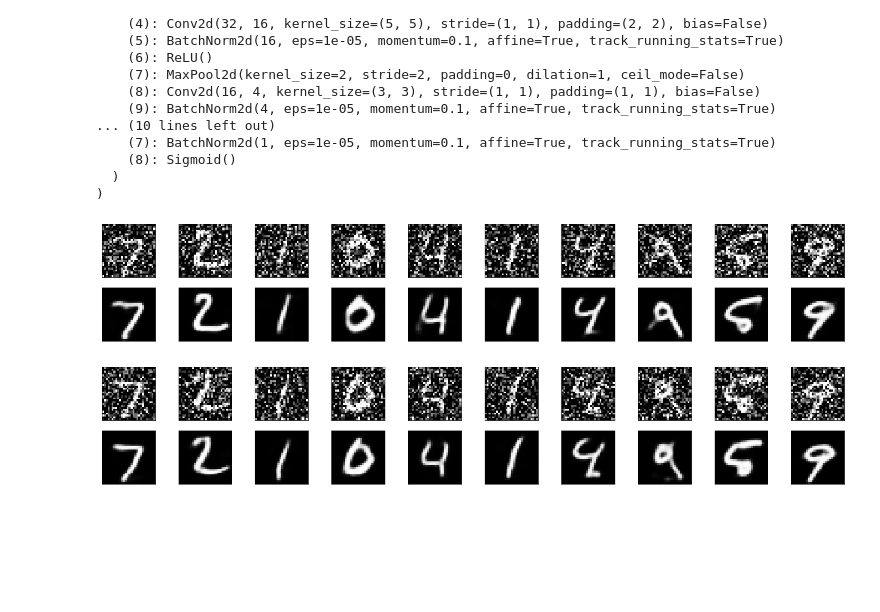
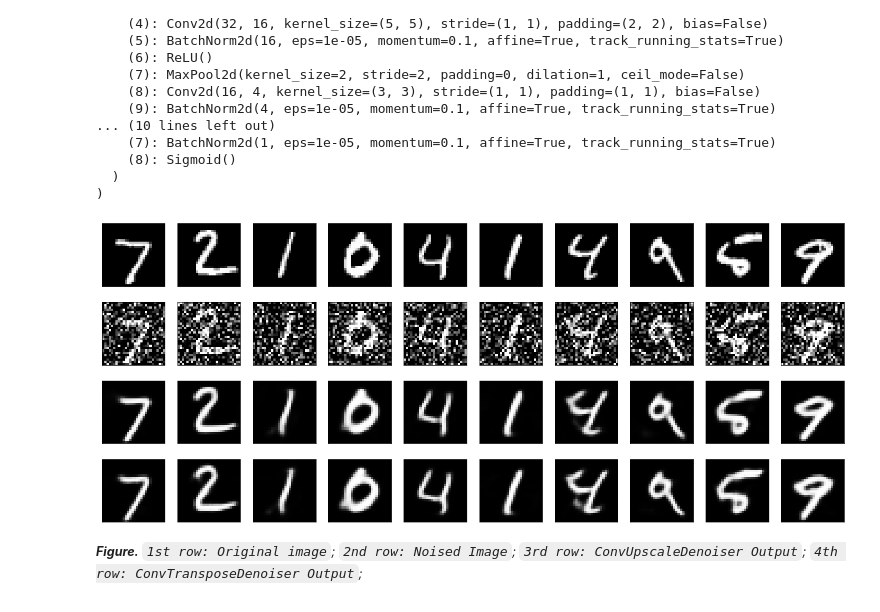
Before and after one commit to priyavrat-misra/denoising-autoencoder, a Jupyter notebook: train.ipynb, the cells around one changed output. Drawn from its saved outputs; the diff is of its cells as text; code cells hidden in the pictures; blank space fills up the shorter version.

```diff
--- a/train.ipynb
+++ b/train.ipynb
@@ -133,68 +140,39 @@ ConvTransposeDenoiser(
 # %%
 # obtain one batch of test images
 images, labels = next(iter(test_loader))
 
 # add noise to the test images
 noise_factor = 0.5
 noisy_imgs = images + noise_factor * torch.randn(*images.shape)
 noisy_imgs = np.clip(noisy_imgs, 0., 1.)
 noisy_imgs = noisy_imgs.to(device)
 images = images.to(device)
 
 # get sample outputs
-output = conv_upscale_net(noisy_imgs)
+cu_output = conv_upscale_net(noisy_imgs)
+ct_output = conv_transpose_net(noisy_imgs)
 # prep images for display
+images = images.cpu().numpy()
 noisy_imgs = noisy_imgs.cpu().numpy()
 
 # use detach when it's an output that requires_grad
-output = output.detach().cpu().numpy()
+cu_output = cu_output.detach().cpu().numpy()
+ct_output = ct_output.detach().cpu().numpy()
 
 # plot the first ten input images and then reconstructed images
-fig, axes = plt.subplots(nrows=2, ncols=10, sharex=True, sharey=True, figsize=(25,4))
+fig, axes = plt.subplots(nrows=4, ncols=10, sharex=True, sharey=True, figsize=(24,10))
 
 # input images on top row, reconstructions on bottom
-for noisy_imgs, row in zip([noisy_imgs, output], axes):
-    for img, ax in zip(noisy_imgs, row):
+for imgs, row in zip([images, noisy_imgs, cu_output, ct_output], axes):
+    for img, ax in zip(imgs, row):
         ax.imshow(np.squeeze(img), cmap='gray')
         ax.get_xaxis().set_visible(False)
         ax.get_yaxis().set_visible(False)
 
 plt.show()
-fig.savefig('images/UpscaleConvDenoised.png')
+fig.savefig('images/Denoised.png', bbox_align='tight')
 plt.close()
 # %% [output]
-[figure, old version]
+[figure, new version]
-# %%
-# obtain one batch of test images
-images, labels = next(iter(test_loader))
-
-# add noise to the test images
-noise_factor = 0.5
-noisy_imgs = images + noise_factor * torch.randn(*images.shape)
-noisy_imgs = np.clip(noisy_imgs, 0., 1.)
-noisy_imgs = noisy_imgs.to(device)
-images = images.to(device)
-
-# get sample outputs
-output = conv_transpose_net(noisy_imgs)
-# prep images for display
-noisy_imgs = noisy_imgs.cpu().numpy()
-
-# use detach when it's an output that requires_grad
-output = output.detach().cpu().numpy()
-
-# plot the first ten input images and then reconstructed images
-fig, axes = plt.subplots(nrows=2, ncols=10, sharex=True, sharey=True, figsize=(25,4))
-
-# input images on top row, reconstructions on bottom
-for noisy_imgs, row in zip([noisy_imgs, output], axes):
-    for img, ax in zip(noisy_imgs, row):
-        ax.imshow(np.squeeze(img), cmap='gray')
-        ax.get_xaxis().set_visible(False)
-        ax.get_yaxis().set_visible(False)
-
-plt.show()
-fig.savefig('images/TransposeConvDenoised.png')
-plt.close()
-# %% [output]
-[figure, removed]
+# %% [markdown]
+_<sup>__Figure.__ `1st row: Original image`; `2nd row: Noised Image`; `3rd row: ConvUpscaleDenoiser Output`; `4th row: ConvTransposeDenoiser Output`;</sup>_
```
Also changed, not shown: parts of 5 cells of this notebook, 5 other files.
